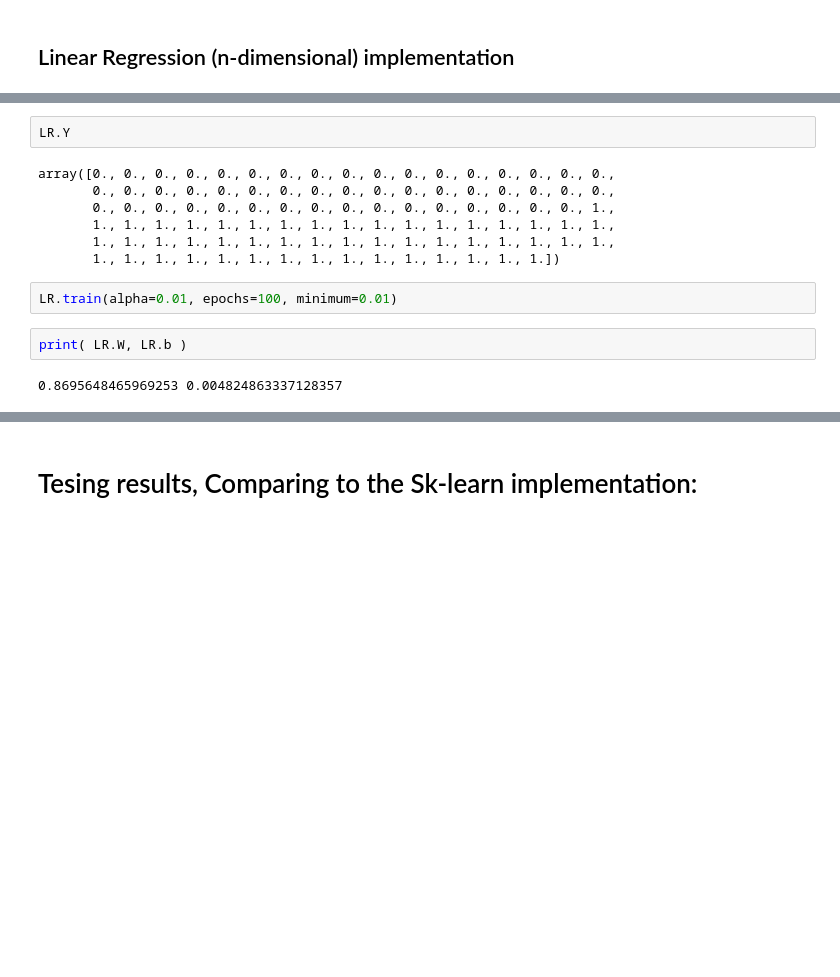
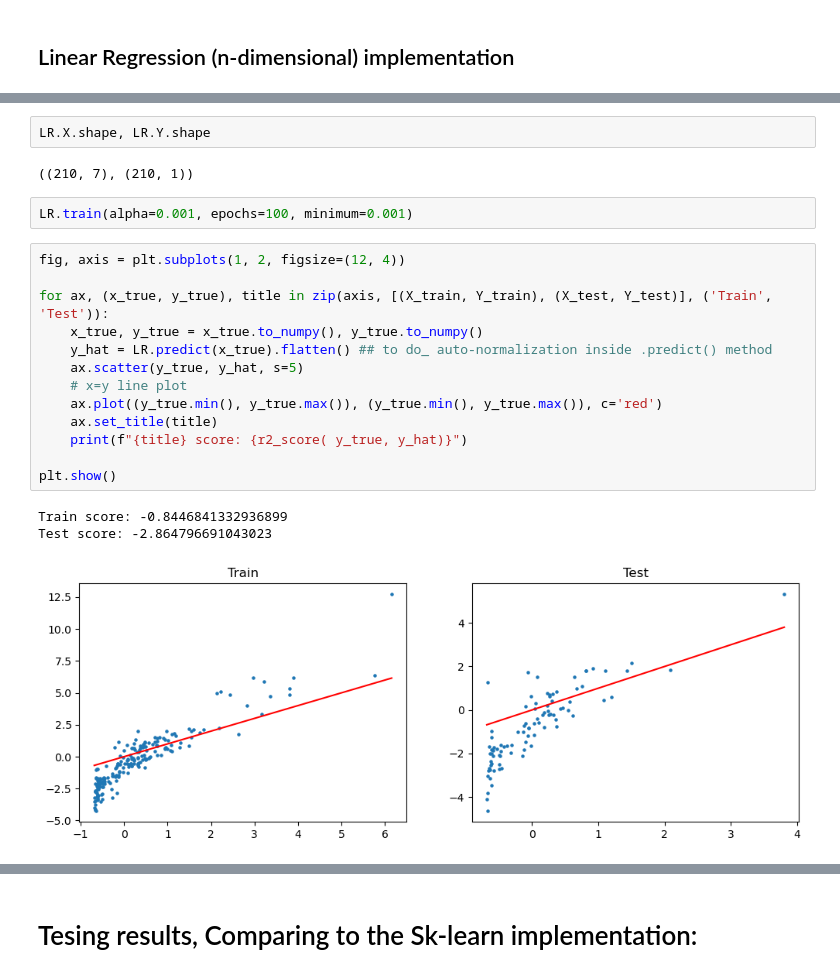
Before and after one commit to BasilKarol/ml-implementation, a Jupyter notebook: Regression_model.ipynb, the cells around one changed output, grey strips where cells are left out. Saved outputs shown, nothing was run; the diff lists cells and outputs as text; blank space fills up the shorter version.

```diff
--- a/Regression_model.ipynb
+++ b/Regression_model.ipynb
@@ -154,16 +159,24 @@ LR = LinearRegression(X, Y)
 # %%
-LR.Y
+LR.X.shape, LR.Y.shape
 # %% [output]
-array([0., 0., 0., 0., 0., 0., 0., 0., 0., 0., 0., 0., 0., 0., 0., 0., 0.,
-       0., 0., 0., 0., 0., 0., 0., 0., 0., 0., 0., 0., 0., 0., 0., 0., 0.,
-       0., 0., 0., 0., 0., 0., 0., 0., 0., 0., 0., 0., 0., 0., 0., 0., 1.,
-       1., 1., 1., 1., 1., 1., 1., 1., 1., 1., 1., 1., 1., 1., 1., 1., 1.,
-       1., 1., 1., 1., 1., 1., 1., 1., 1., 1., 1., 1., 1., 1., 1., 1., 1.,
-       1., 1., 1., 1., 1., 1., 1., 1., 1., 1., 1., 1., 1., 1., 1.])
+((210, 7), (210, 1))
 # %%
-LR.train(alpha=0.01, epochs=100, minimum=0.01)
+LR.train(alpha=0.001, epochs=100, minimum=0.001)
-# %%
-print( LR.W, LR.b )
-# %% [output]
-0.8695648465969253 0.004824863337128357
+# %%
+fig, axis = plt.subplots(1, 2, figsize=(12, 4))
+
+for ax, (x_true, y_true), title in zip(axis, [(X_train, Y_train), (X_test, Y_test)], ('Train', 'Test')):
+    x_true, y_true = x_true.to_numpy(), y_true.to_numpy()
+    y_hat = LR.predict(x_true).flatten() ## to do_ auto-normalization inside .predict() method
+    ax.scatter(y_true, y_hat, s=5)
+    # x=y line plot
+    ax.plot((y_true.min(), y_true.max()), (y_true.min(), y_true.max()), c='red')
+    ax.set_title(title)
+    print(f"{title} score: {r2_score( y_true, y_hat)}")
+
+plt.show()
+# %% [output]
+Train score: -0.8446841332936899
+Test score: -2.864796691043023
+[figure, added]
 # %%
```
Also changed, not shown: parts of 23 cells of this notebook.
